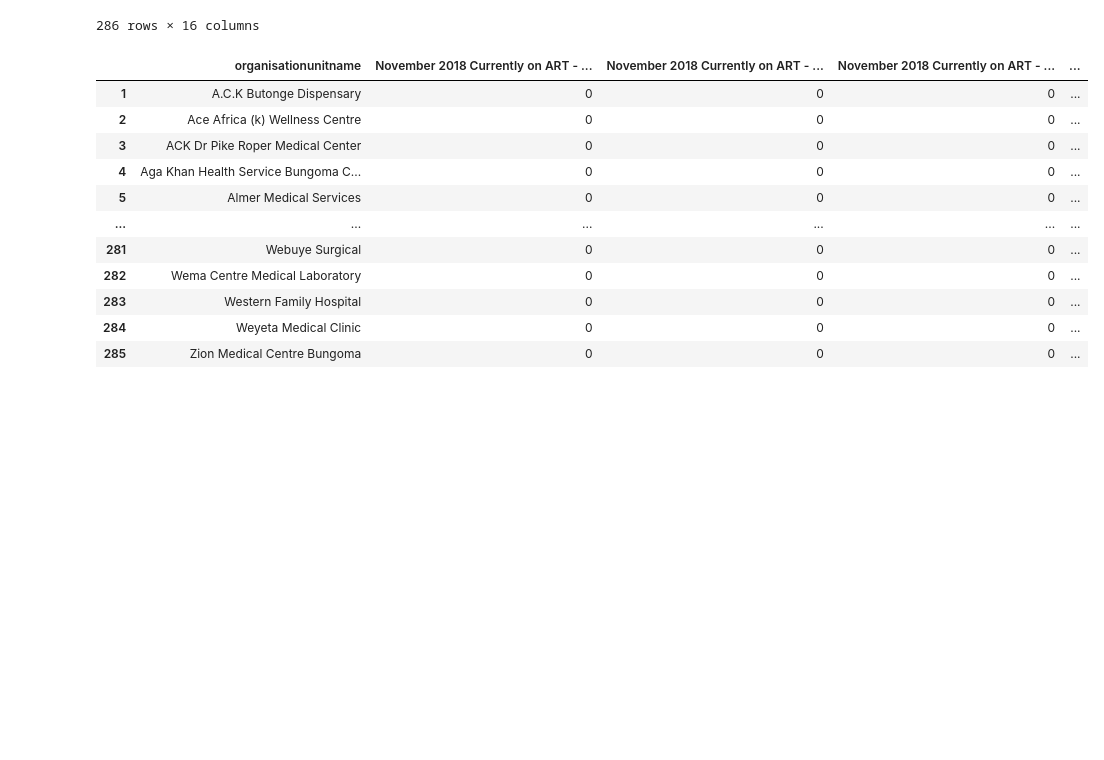
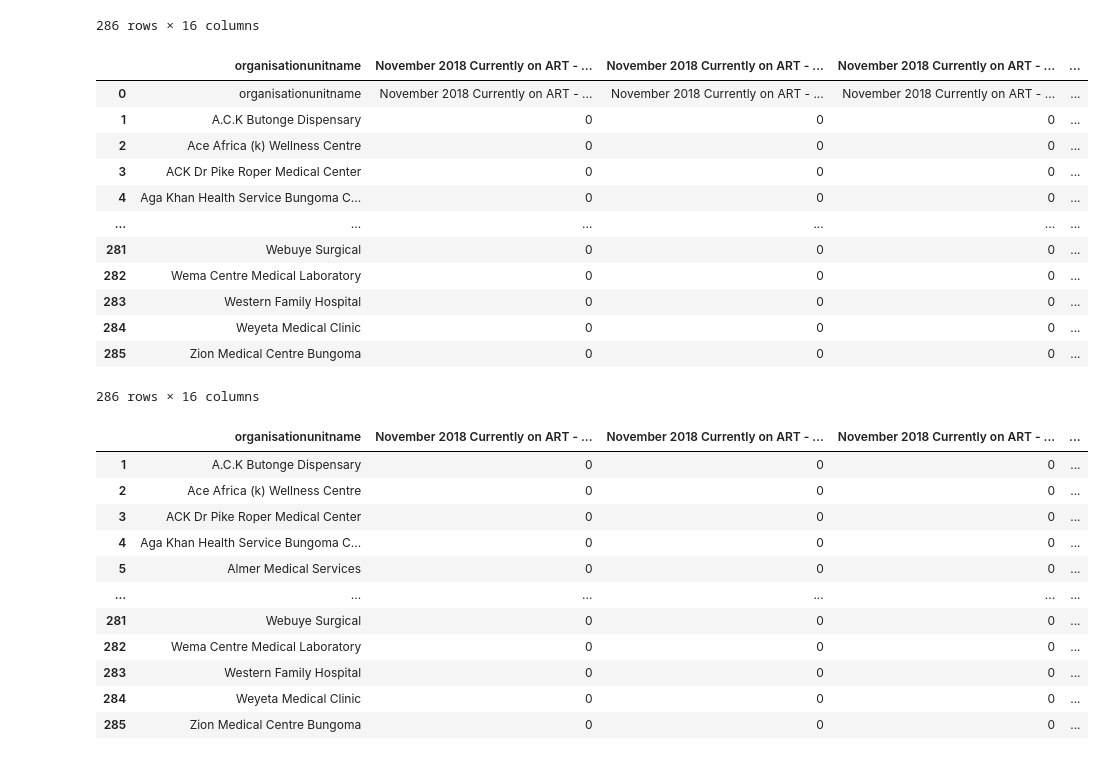
Before and after one commit to miniatourkiller/hackathon2023, a Jupyter notebook: Untitled.ipynb, the cells around one changed output. Saved outputs shown, nothing was run; the diff lists cells and outputs as text; code cells hidden in the pictures; blank space fills up the shorter version.

```diff
--- a/Untitled.ipynb
+++ b/Untitled.ipynb
@@ -19,6 +19,21 @@ filtered
 286 rows × 16 columns
 # %%
 filtered.columns = filtered.iloc[0]
+filtered
+# %% [output]
+|  | organisationunitname | November 2018 Currently on ART - ... | November 2018 Currently on ART - ... | November 2018 Currently on ART - ... | ... |
+| 0 | organisationunitname | November 2018 Currently on ART - ... | November 2018 Currently on ART - ... | November 2018 Currently on ART - ... | ... |
+| 1 | A.C.K Butonge Dispensary | 0 | 0 | 0 | ... |
+| 2 | Ace Africa (k) Wellness Centre | 0 | 0 | 0 | ... |
+| 3 | ACK Dr Pike Roper Medical Center | 0 | 0 | 0 | ... |
+| 4 | Aga Khan Health Service Bungoma C... | 0 | 0 | 0 | ... |
+| ... | ... | ... | ... | ... | ... |
+| 281 | Webuye Surgical | 0 | 0 | 0 | ... |
+| 282 | Wema Centre Medical Laboratory | 0 | 0 | 0 | ... |
+| 283 | Western Family Hospital | 0 | 0 | 0 | ... |
+| 284 | Weyeta Medical Clinic | 0 | 0 | 0 | ... |
+| 285 | Zion Medical Centre Bungoma | 0 | 0 | 0 | ... |
+286 rows × 16 columns
 # %%
 newfiltered = filtered.drop(filtered.index[0])
 newfiltered
```
Also changed, not shown: parts of 23 cells of this notebook.
